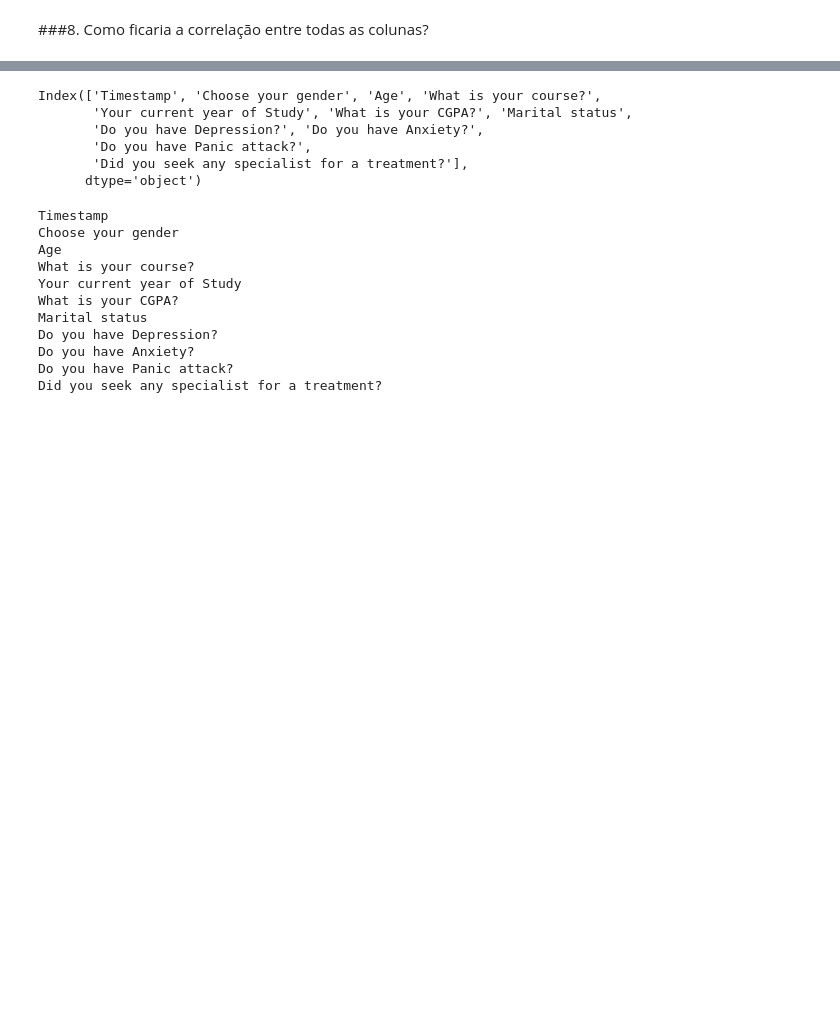
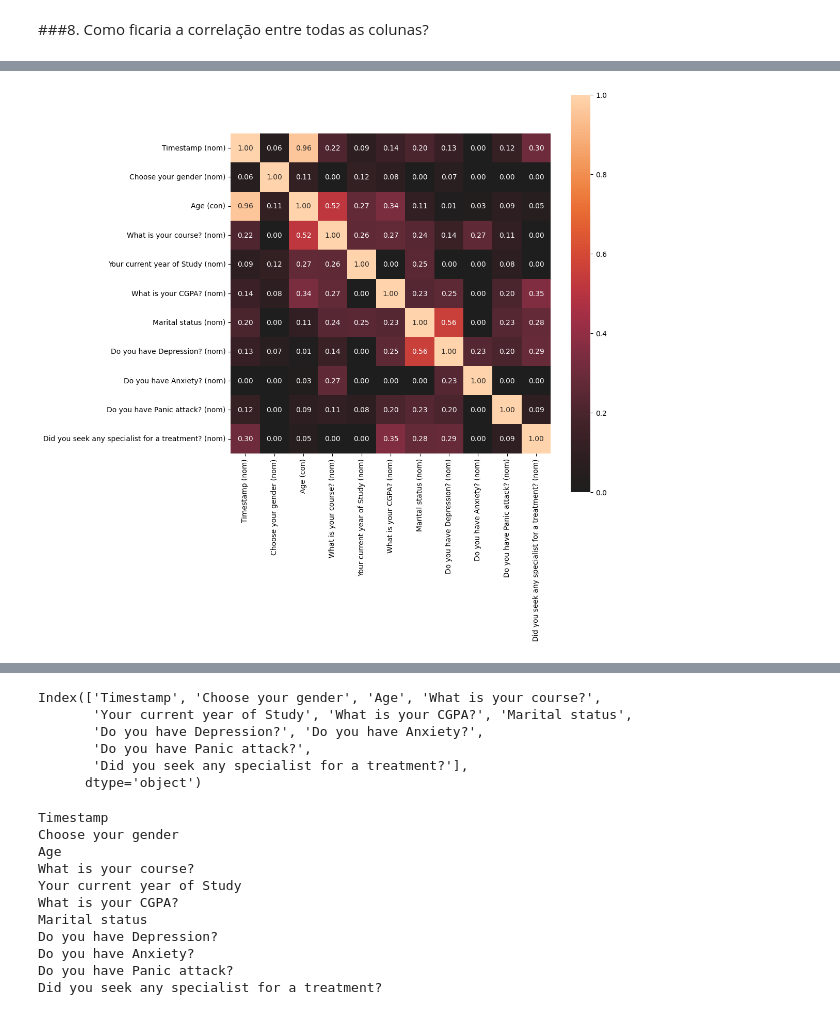
Before and after one commit to eddorileo/mental_health, a Jupyter notebook: mental_health.ipynb, the cells around one changed output, grey strips where cells are left out. Drawn from its saved outputs; the diff is of its cells as text; code cells hidden in the pictures; blank space fills up the shorter version.

```diff
--- a/mental_health.ipynb
+++ b/mental_health.ipynb
@@ -200,0 +320,18 @@ data.plot.scatter(x='Do you have Depression?', y='What is your CGPA?')
+# %%
+#Firstly, Let’s find the correlation matrix for the whole dataset.
+# complete_correlation= associations(data, filename= 'complete_correlation.png', figsize=(10,10))
+complete_correlation= associations(data, mark_columns=True, figsize=(10,10))
+
+# complete_correlation= associations(data)
+# complete_correlation
+
+# selected_column= data[categorical_features]
+# categorical_df = selected_column.copy()
+# categorical_correlation= associations(categorical_df, figsize=(10,10))
+
+#Correlation Matrix Of Complete Dataset
+#You can extract the correlation matrix by using the below code.
+df_complete_corr=complete_correlation['corr']
+df_complete_corr.dropna(axis=1, how='all').dropna(axis=0, how='all').style.background_gradient(cmap='coolwarm', axis=None).set_precision(2)
+# %% [output]
+[figure, added]
```
Also changed, not shown: parts of 20 cells of this notebook.
